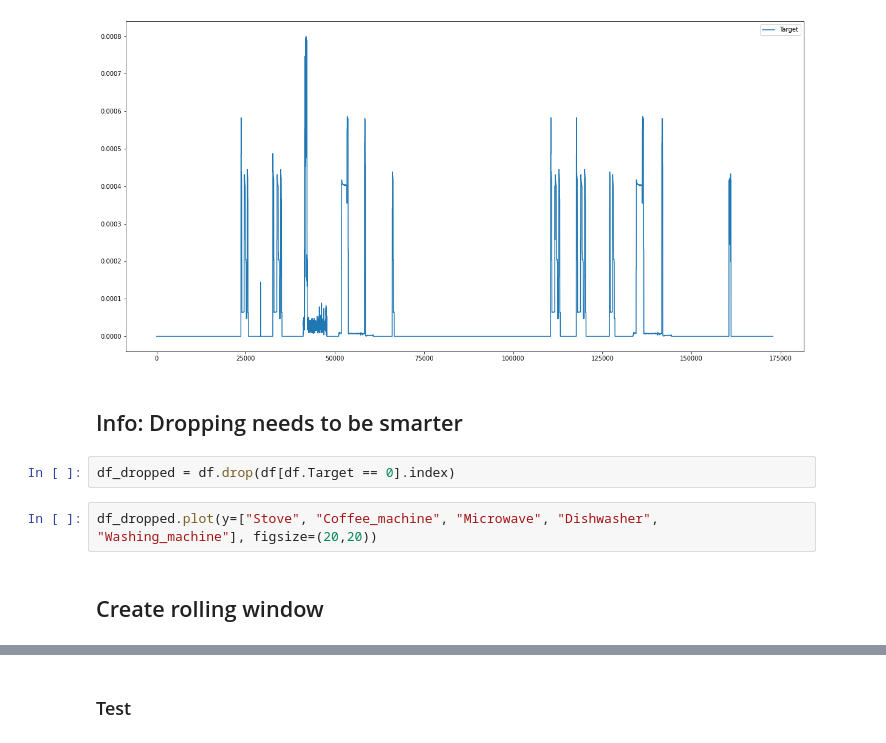
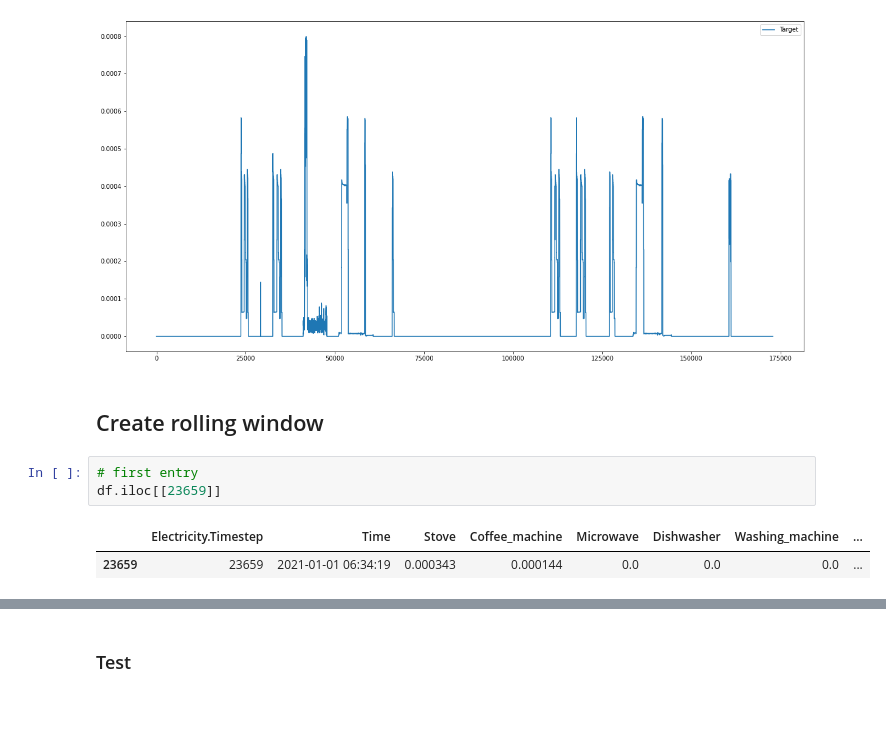
Before and after one commit to akletini/Forschungsprojekt, a Jupyter notebook: Main.ipynb, the cells around one changed output, grey strips where cells are left out. Drawn from its saved outputs; the diff is of its cells as text; blank space fills up the shorter version.

```diff
--- a/Main.ipynb
+++ b/Main.ipynb
@@ -43,11 +48,11 @@ df.plot(y=["Target"], figsize=(20,10))
 # %% [output]
 <AxesSubplot:>
 [figure]
-# %% [markdown]
-## Info: Dropping needs to be smarter
-# %%
-df_dropped = df.drop(df[df.Target == 0].index)
-# %%
-df_dropped.plot(y=["Stove", "Coffee_machine", "Microwave", "Dishwasher", "Washing_machine"], figsize=(20,20))
 # %% [markdown]
 ## Create rolling window
+# %%
+# first entry
+df.iloc[[23659]]
+# %% [output]
+|  | Electricity.Timestep | Time | Stove | Coffee_machine | Microwave | Dishwasher | Washing_machine | ... |
+| 23659 | 23659 | 2021-01-01 06:34:19 | 0.000343 | 0.000144 | 0.0 | 0.0 | 0.0 | ... |
```
Also changed, not shown: parts of 9 cells of this notebook.
